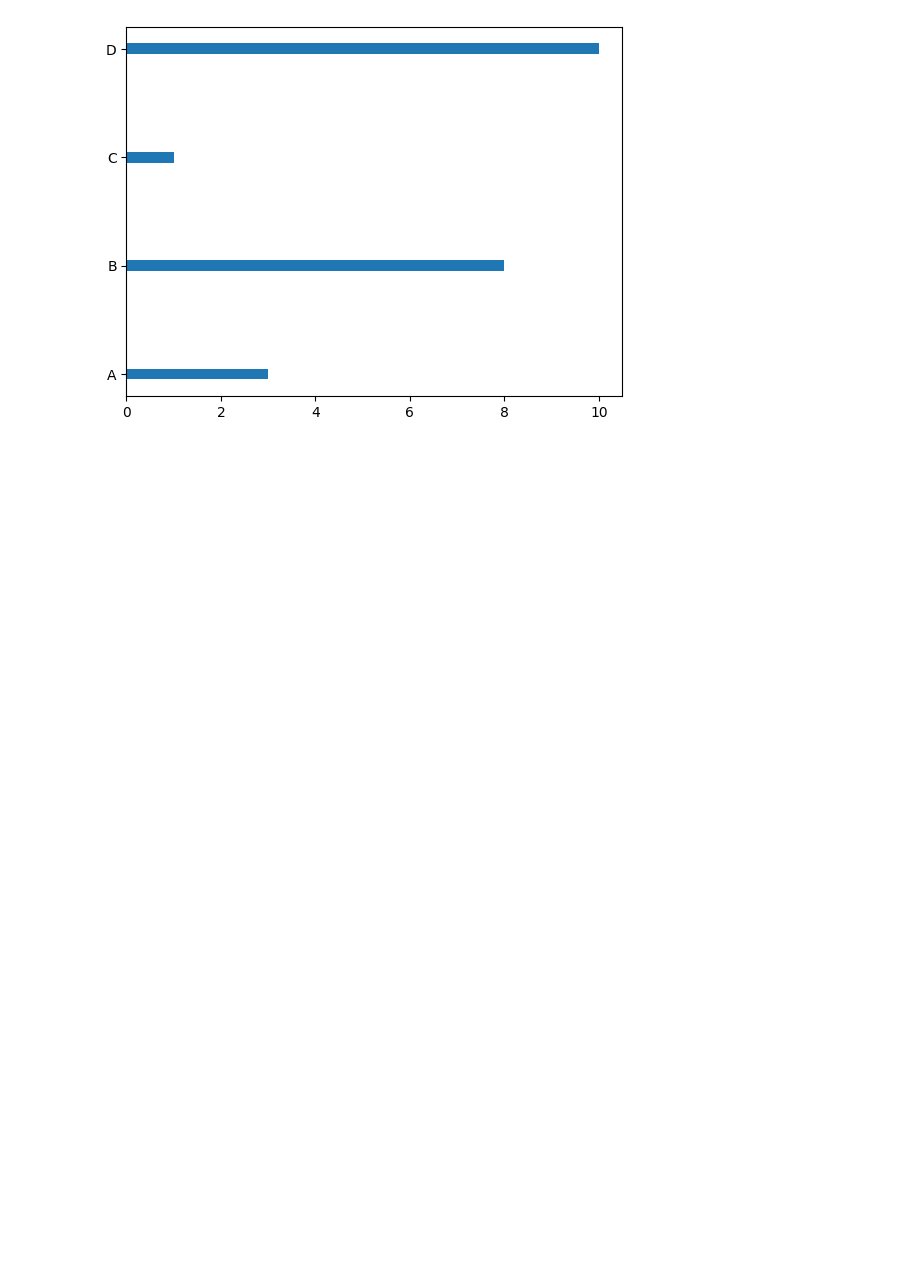
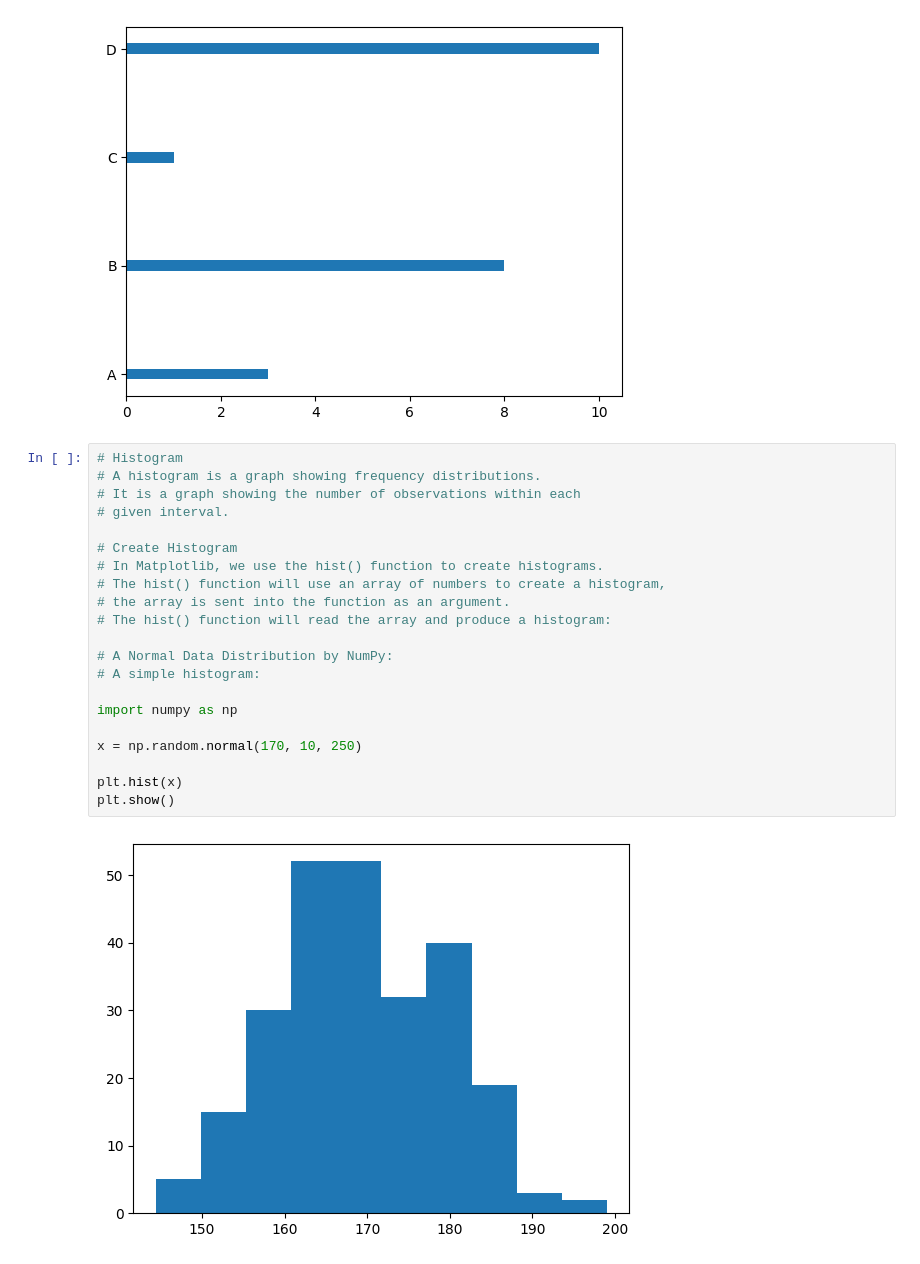
Before and after one commit to kofi-teddy/fluent-python, a Jupyter notebook: ml-matplotlib.ipynb, the cells around one changed output. Cells and saved outputs as stored; diff of their text form; blank space fills up the shorter version.

Commit message:
update: histogram

```diff
--- a/ml-matplotlib.ipynb
+++ b/ml-matplotlib.ipynb
@@ -939,3 +939,26 @@ plt.barh(x, y, height=0.1)
 plt.show()
 # %% [output]
 [figure]
+# %%
+# Histogram
+# A histogram is a graph showing frequency distributions.
+# It is a graph showing the number of observations within each
+# given interval.
+
+# Create Histogram
+# In Matplotlib, we use the hist() function to create histograms.
+# The hist() function will use an array of numbers to create a histogram,
+# the array is sent into the function as an argument.
+# The hist() function will read the array and produce a histogram:
+
+# A Normal Data Distribution by NumPy:
+# A simple histogram:
+
+import numpy as np
+
+x = np.random.normal(170, 10, 250)
+
+plt.hist(x)
+plt.show()
+# %% [output]
+[figure, added]
```
